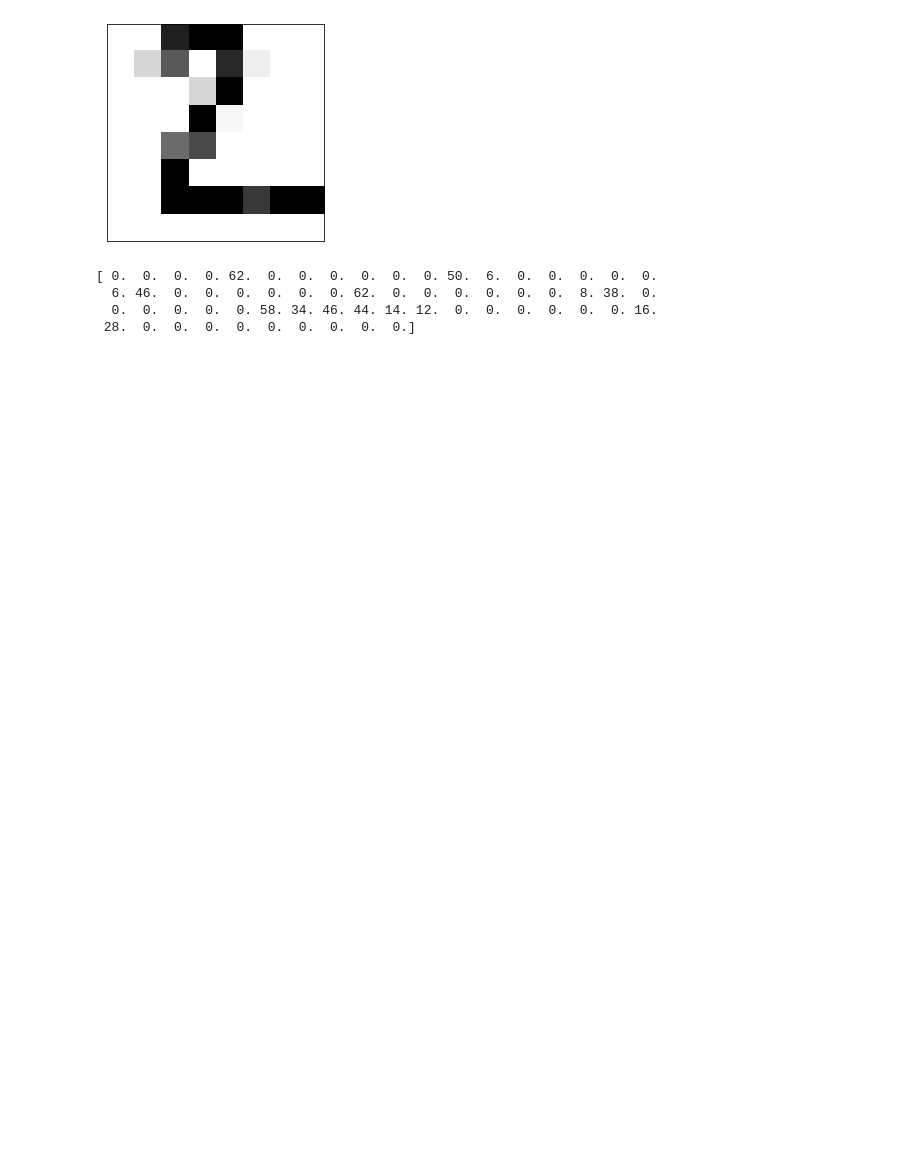
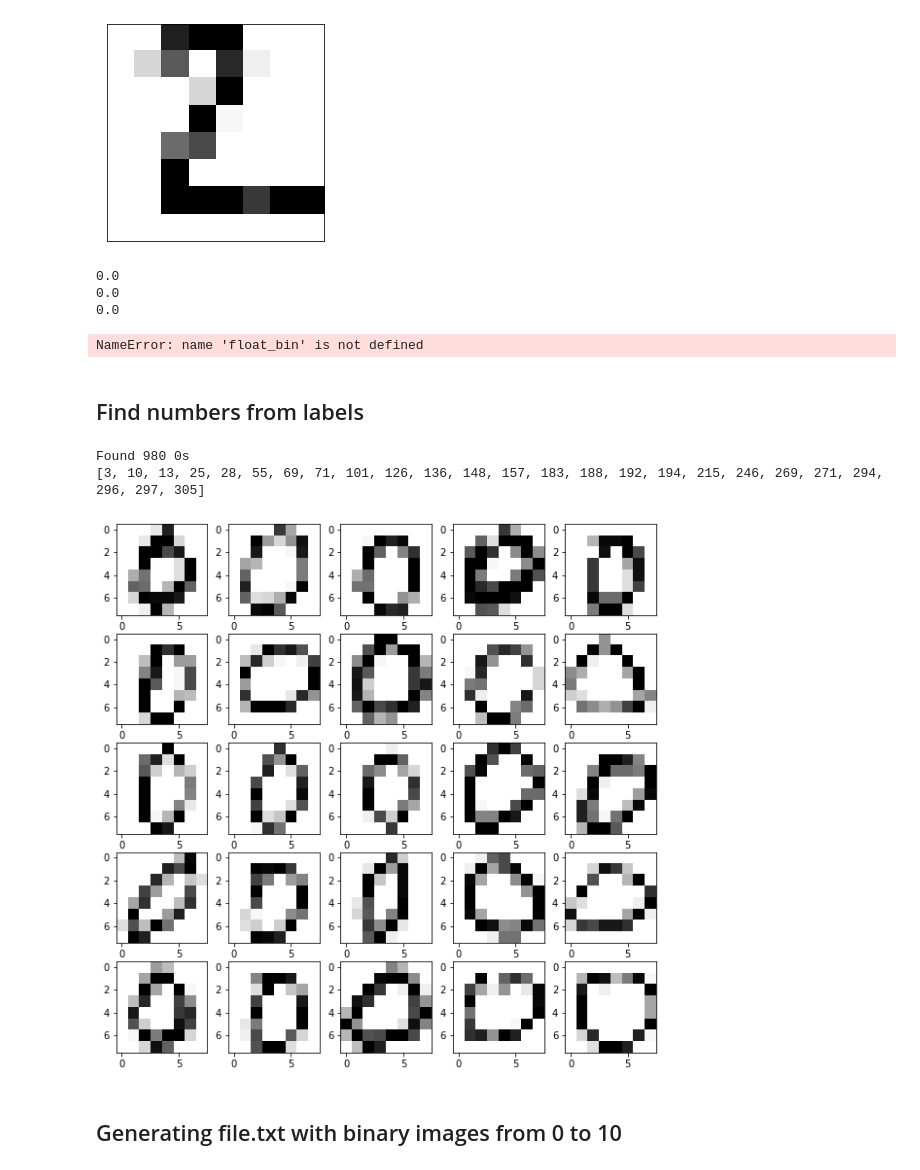
Before and after one commit to LorenzoValente3/Autoencoder-for-FPGA, a Jupyter notebook: images4FPGA.ipynb, the cells around one changed output. Saved outputs shown, nothing was run; the diff lists cells and outputs as text; code cells hidden in the pictures; blank space fills up the shorter version.

```diff
--- a/images4FPGA.ipynb
+++ b/images4FPGA.ipynb
@@ -29,6 +30,9 @@ ax.get_xaxis().set_visible(False)
 ax.get_yaxis().set_visible(False)
 # %% [output]
 [figure]
+# %%
+from tensorflow.keras.datasets import mnist as mnist
+(_, y_train), (_, y_test) = mnist.load_data()
 # %%
 #lista contenente gli indici delle immagini campione nel Test Set del MNIST
 #num_list[0] contiene l'indice dell'immagine di uno zero, num_list[1] di un uno e così via
@@ -51,16 +55,36 @@ with open('TESTimg_downto_apfixed6.txt', 'w') as f:
     for index , num in enumerate(num_list):
         f.write(str(index)+ ': ')
         for i in np.flip(test[num]):
-            f.write('{:06d}'.format(int((bin(int(i*256/4))[2:]))))
-            #print(int((bin(int(i*256/4))[2:])))
+            #f.write('{:06d}'.format(int((bin(int(i*256/4))[2:]))))
+            if i == 0.0:
+                print(.00000)
+                continue
+            #print(i)
+            print('{:06d}'.format(float_bin(number=i, places=5)))
         f.write('\n\n')
+# %% [output]
+0.0
+0.0
+0.0
+NameError: name 'float_bin' is not defined
-# %%
-print(np.flip(test[0]*256/4))
-
-
-#print(np.flip(test[0]*256))
-# %% [output]
-[ 0.  0.  0.  0. 62.  0.  0.  0.  0.  0.  0. 50.  6.  0.  0.  0.  0.  0.
-  6. 46.  0.  0.  0.  0.  0.  0. 62.  0.  0.  0.  0.  0.  0.  8. 38.  0.
-  0.  0.  0.  0.  0. 58. 34. 46. 44. 14. 12.  0.  0.  0.  0.  0.  0. 16.
- 28.  0.  0.  0.  0.  0.  0.  0.  0.  0.]
+# %% [markdown]
+## Find numbers from labels
+# %%
+target_num = 0
+
+indices = [i for i in range(len(test)) if y_test[i] == target_num]
+print('Found', len(indices), str(target_num) + 's ')
+print(indices[0:25])
+
+fig = plt.figure(figsize=(10, 10))
+j = 1
+for i in indices[0:25]:
+    fig.add_subplot(5, 5, j)
+    plt.imshow(test[i].reshape(size_final,size_final), cmap='gray_r')
+    j+=1
+# %% [output]
+Found 980 0s
+[3, 10, 13, 25, 28, 55, 69, 71, 101, 126, 136, 148, 157, 183, 188, 192, 194, 215, 246, 269, 271, 294, 296, 297, 305]
+[figure, added]
+# %% [markdown]
+## Generating file.txt with binary images from 0 to 10
```
Also changed, not shown: parts of 6 cells of this notebook, 6 other files.
